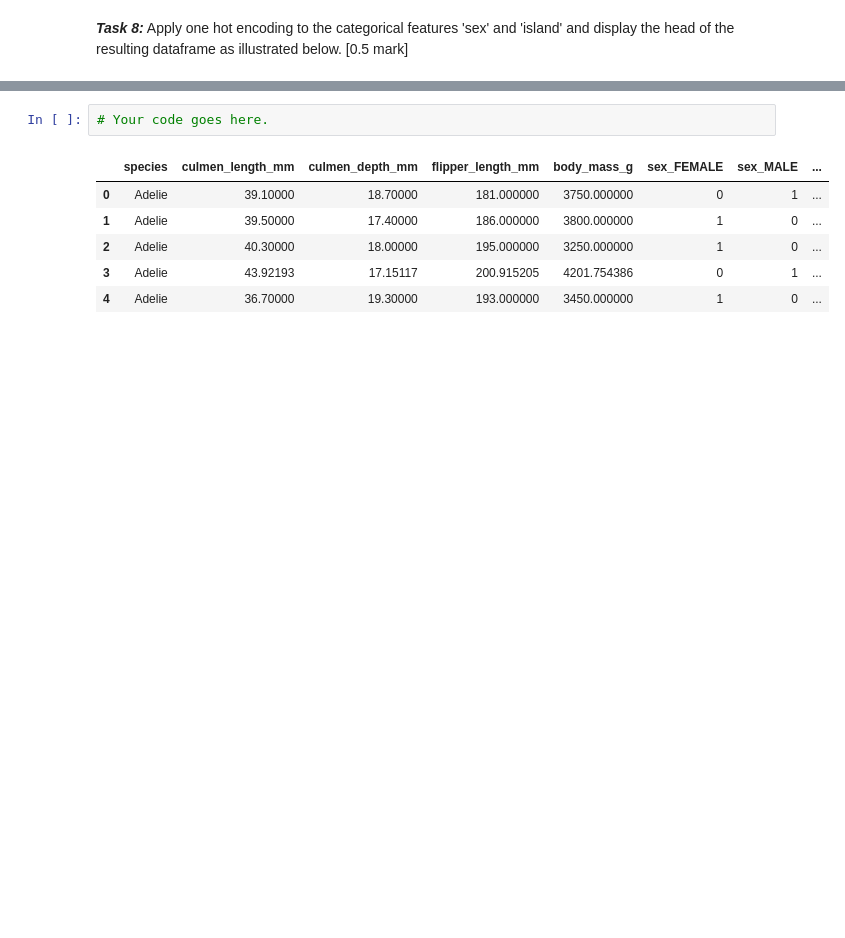
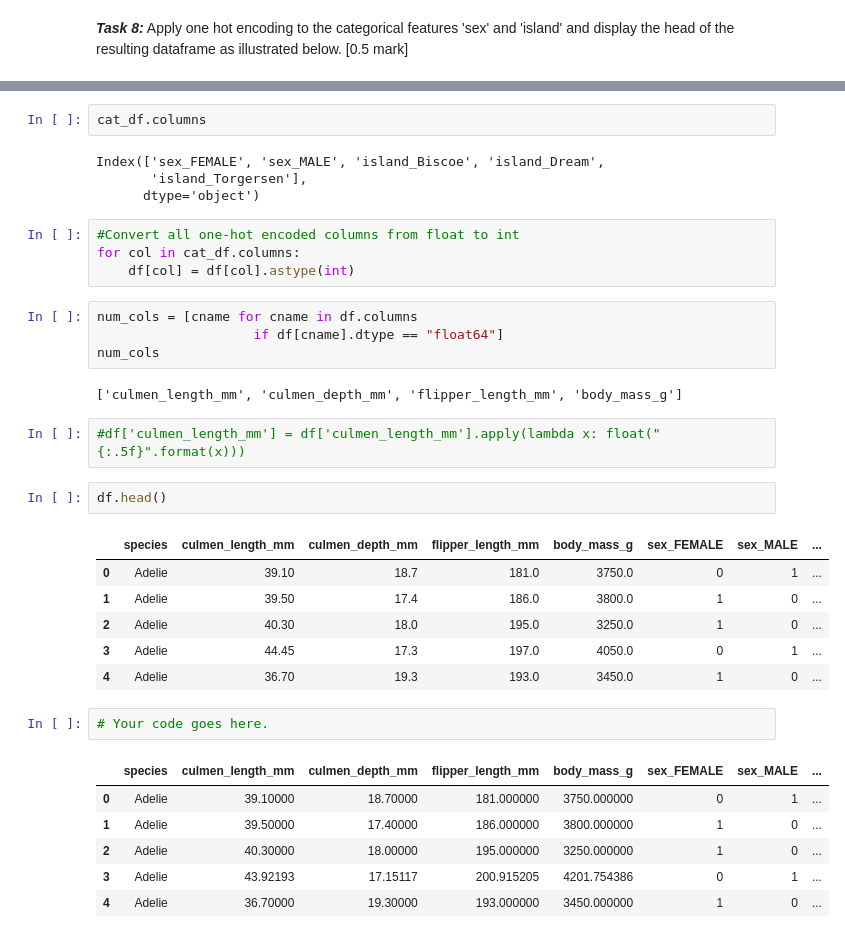
Before and after one commit to mona-piya/Penguin-Species-Classification, a Jupyter notebook: penguin-spec.ipynb, the cells around one changed output, grey strips where cells are left out. Saved outputs shown, nothing was run; the diff lists cells and outputs as text; blank space fills up the shorter version.

```diff
--- a/penguin-spec.ipynb
+++ b/penguin-spec.ipynb
@@ -174,3 +252,30 @@ Name: sex, dtype: int64
+# %%
+cat_df.columns
+# %% [output]
+Index(['sex_FEMALE', 'sex_MALE', 'island_Biscoe', 'island_Dream',
+       'island_Torgersen'],
+      dtype='object')
+# %%
+#Convert all one-hot encoded columns from float to int
+for col in cat_df.columns:
+    df[col] = df[col].astype(int)
+# %%
+num_cols = [cname for cname in df.columns
+                    if df[cname].dtype == "float64"]
+num_cols
+# %% [output]
+['culmen_length_mm', 'culmen_depth_mm', 'flipper_length_mm', 'body_mass_g']
+# %%
+#df['culmen_length_mm'] = df['culmen_length_mm'].apply(lambda x: float("{:.5f}".format(x)))
+# %%
+df.head()
+# %% [output]
+|  | species | culmen_length_mm | culmen_depth_mm | flipper_length_mm | body_mass_g | sex_FEMALE | sex_MALE | ... |
+| 0 | Adelie | 39.10 | 18.7 | 181.0 | 3750.0 | 0 | 1 | ... |
+| 1 | Adelie | 39.50 | 17.4 | 186.0 | 3800.0 | 1 | 0 | ... |
+| 2 | Adelie | 40.30 | 18.0 | 195.0 | 3250.0 | 1 | 0 | ... |
+| 3 | Adelie | 44.45 | 17.3 | 197.0 | 4050.0 | 0 | 1 | ... |
+| 4 | Adelie | 36.70 | 19.3 | 193.0 | 3450.0 | 1 | 0 | ... |
 # %%
 # Your code goes here.
 # %% [output]
```
Also changed, not shown: parts of 13 cells of this notebook.
